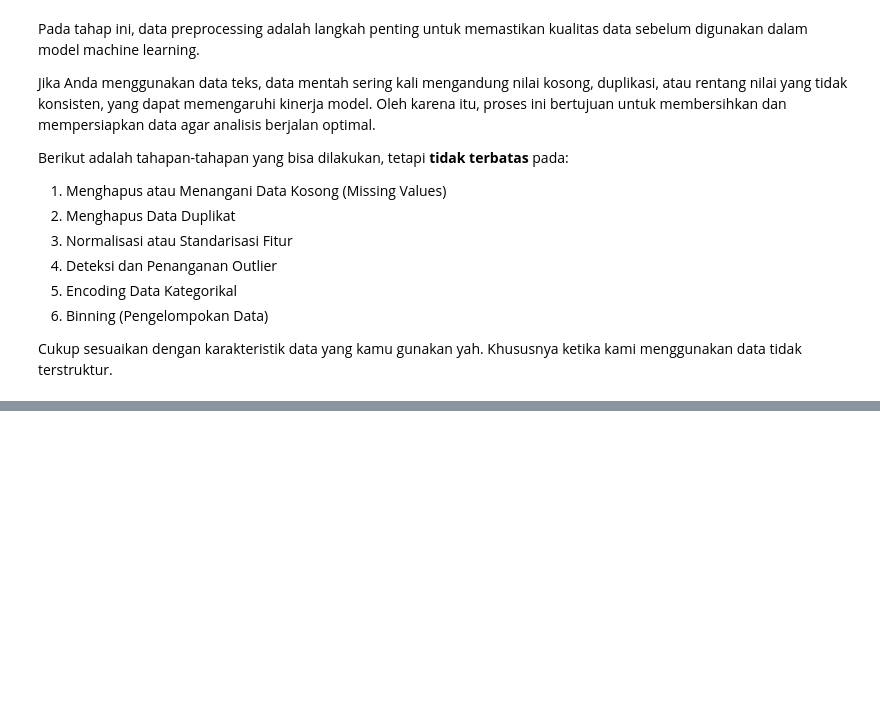
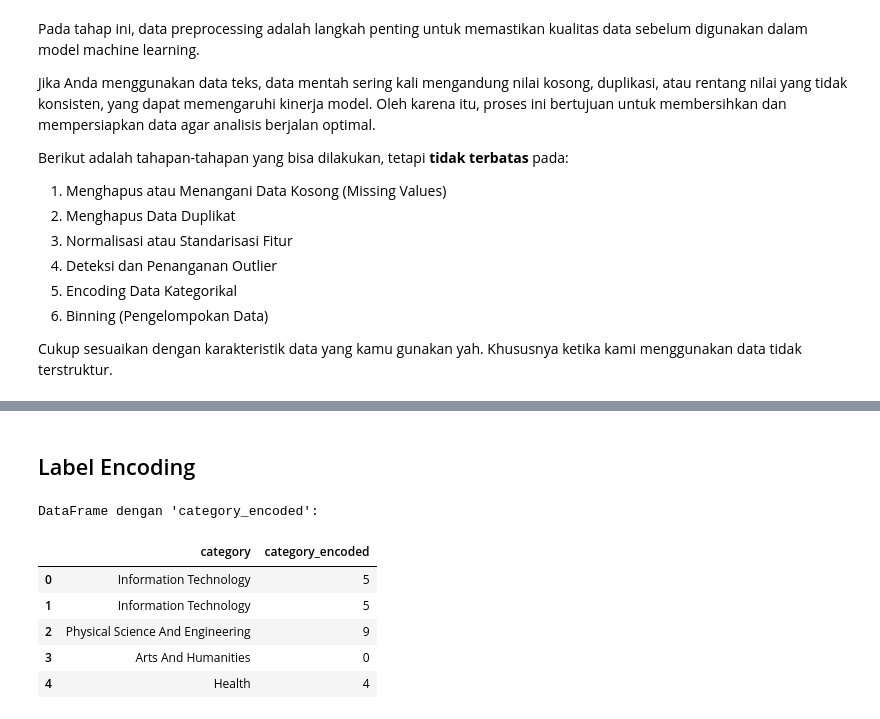
Before and after one commit to wingscode123/Eksperimen_SML_Radithya-Fawwaz-Aydin, a Jupyter notebook: preprocessing/Eksperimen_MSML_Radithya_Fawwaz_Aydin.ipynb, the cells around one changed output, grey strips where cells are left out. Cells and saved outputs as stored; diff of their text form; code cells hidden in the pictures; blank space fills up the shorter version.

```diff
--- a/preprocessing/Eksperimen_MSML_Radithya_Fawwaz_Aydin.ipynb
+++ b/preprocessing/Eksperimen_MSML_Radithya_Fawwaz_Aydin.ipynb
@@ -62,0 +276,22 @@ Cukup sesuaikan dengan karakteristik data yang kamu gunakan yah. Khususnya ketik
+# %% [markdown]
+## Label Encoding
+# %%
+from sklearn.preprocessing import LabelEncoder
+
+# Inisiasasi LabelEncoder
+le = LabelEncoder()
+
+# Fit dan transform kolom 'category'
+df['category_encoded'] = le.fit_transform(df['category'])
+
+# Tampilkan hasil untuk perbandingan
+print("DataFrame dengan 'category_encoded': ")
+display(df[['category', 'category_encoded']].head())
+# %% [output]
+DataFrame dengan 'category_encoded':
+|  | category | category_encoded |
+| 0 | Information Technology | 5 |
+| 1 | Information Technology | 5 |
+| 2 | Physical Science And Engineering | 9 |
+| 3 | Arts And Humanities | 0 |
+| 4 | Health | 4 |
```
Also changed, not shown: parts of 21 cells of this notebook, 7 other files.
